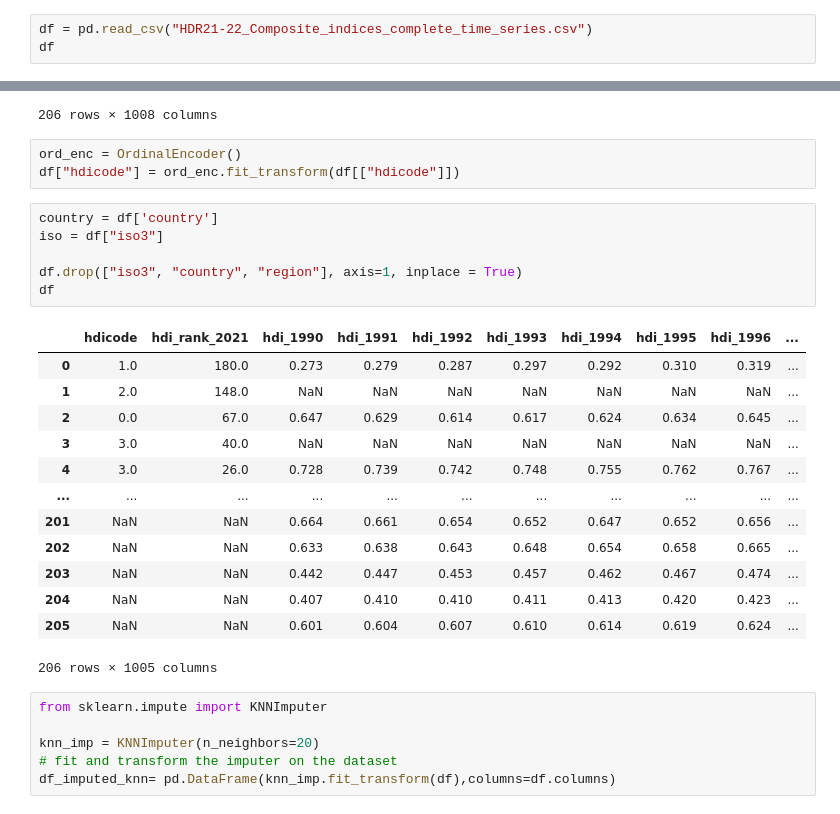
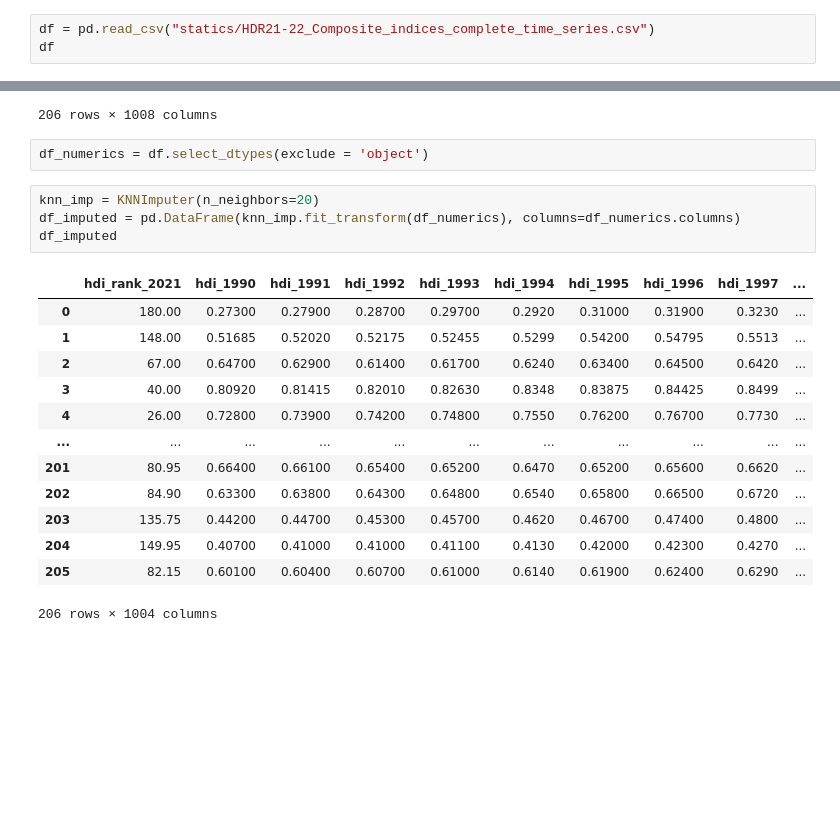
Before and after one commit to gpassoni/datavisualization_project_passonipuiattivairani, a Jupyter notebook: passoni_prova.ipynb, the cells around one changed output, grey strips where cells are left out. Saved outputs shown, nothing was run; the diff lists cells and outputs as text; blank space fills up the shorter version.

```diff
--- a/passoni_prova.ipynb
+++ b/passoni_prova.ipynb
@@ -38,5 +44,5 @@ from sklearn.linear_model import Lasso
 # %%
-df = pd.read_csv("HDR21-22_Composite_indices_complete_time_series.csv")
+df = pd.read_csv("statics/HDR21-22_Composite_indices_complete_time_series.csv")
 df
 # %% [output]
 |  | iso3 | country | hdicode | region | hdi_rank_2021 | hdi_1990 | hdi_1991 | hdi_1992 | hdi_1993 | hdi_1994 | ... |
@@ -52,32 +58,23 @@ df
 | 204 | ZZJ.SSA | Sub-Saharan Africa | NaN | NaN | NaN | 0.407 | 0.410 | 0.410 | 0.411 | 0.413 | ... |
 | 205 | ZZK.WORLD | World | NaN | NaN | NaN | 0.601 | 0.604 | 0.607 | 0.610 | 0.614 | ... |
 206 rows × 1008 columns
-# %%
-ord_enc = OrdinalEncoder()
-df["hdicode"] = ord_enc.fit_transform(df[["hdicode"]])
-# %%
-country = df['country']
-iso = df["iso3"]
-
-df.drop(["iso3", "country", "region"], axis=1, inplace = True)
-df
-# %% [output]
-|  | hdicode | hdi_rank_2021 | hdi_1990 | hdi_1991 | hdi_1992 | hdi_1993 | hdi_1994 | hdi_1995 | hdi_1996 | ... |
-| 0 | 1.0 | 180.0 | 0.273 | 0.279 | 0.287 | 0.297 | 0.292 | 0.310 | 0.319 | ... |
-| 1 | 2.0 | 148.0 | NaN | NaN | NaN | NaN | NaN | NaN | NaN | ... |
-| 2 | 0.0 | 67.0 | 0.647 | 0.629 | 0.614 | 0.617 | 0.624 | 0.634 | 0.645 | ... |
-| 3 | 3.0 | 40.0 | NaN | NaN | NaN | NaN | NaN | NaN | NaN | ... |
-| 4 | 3.0 | 26.0 | 0.728 | 0.739 | 0.742 | 0.748 | 0.755 | 0.762 | 0.767 | ... |
-| ... | ... | ... | ... | ... | ... | ... | ... | ... | ... | ... |
-| 201 | NaN | NaN | 0.664 | 0.661 | 0.654 | 0.652 | 0.647 | 0.652 | 0.656 | ... |
-| 202 | NaN | NaN | 0.633 | 0.638 | 0.643 | 0.648 | 0.654 | 0.658 | 0.665 | ... |
-| 203 | NaN | NaN | 0.442 | 0.447 | 0.453 | 0.457 | 0.462 | 0.467 | 0.474 | ... |
-| 204 | NaN | NaN | 0.407 | 0.410 | 0.410 | 0.411 | 0.413 | 0.420 | 0.423 | ... |
-| 205 | NaN | NaN | 0.601 | 0.604 | 0.607 | 0.610 | 0.614 | 0.619 | 0.624 | ... |
-206 rows × 1005 columns
+# %%
+df_numerics = df.select_dtypes(exclude = 'object')
 # %%
-from sklearn.impute import KNNImputer
-
 knn_imp = KNNImputer(n_neighbors=20)
-# fit and transform the imputer on the dataset
-df_imputed_knn= pd.DataFrame(knn_imp.fit_transform(df),columns=df.columns)
+df_imputed = pd.DataFrame(knn_imp.fit_transform(df_numerics), columns=df_numerics.columns)
+df_imputed
+# %% [output]
+|  | hdi_rank_2021 | hdi_1990 | hdi_1991 | hdi_1992 | hdi_1993 | hdi_1994 | hdi_1995 | hdi_1996 | hdi_1997 | ... |
+| 0 | 180.00 | 0.27300 | 0.27900 | 0.28700 | 0.29700 | 0.2920 | 0.31000 | 0.31900 | 0.3230 | ... |
+| 1 | 148.00 | 0.51685 | 0.52020 | 0.52175 | 0.52455 | 0.5299 | 0.54200 | 0.54795 | 0.5513 | ... |
+| 2 | 67.00 | 0.64700 | 0.62900 | 0.61400 | 0.61700 | 0.6240 | 0.63400 | 0.64500 | 0.6420 | ... |
+| 3 | 40.00 | 0.80920 | 0.81415 | 0.82010 | 0.82630 | 0.8348 | 0.83875 | 0.84425 | 0.8499 | ... |
+| 4 | 26.00 | 0.72800 | 0.73900 | 0.74200 | 0.74800 | 0.7550 | 0.76200 | 0.76700 | 0.7730 | ... |
+| ... | ... | ... | ... | ... | ... | ... | ... | ... | ... | ... |
+| 201 | 80.95 | 0.66400 | 0.66100 | 0.65400 | 0.65200 | 0.6470 | 0.65200 | 0.65600 | 0.6620 | ... |
+| 202 | 84.90 | 0.63300 | 0.63800 | 0.64300 | 0.64800 | 0.6540 | 0.65800 | 0.66500 | 0.6720 | ... |
+| 203 | 135.75 | 0.44200 | 0.44700 | 0.45300 | 0.45700 | 0.4620 | 0.46700 | 0.47400 | 0.4800 | ... |
+| 204 | 149.95 | 0.40700 | 0.41000 | 0.41000 | 0.41100 | 0.4130 | 0.42000 | 0.42300 | 0.4270 | ... |
+| 205 | 82.15 | 0.60100 | 0.60400 | 0.60700 | 0.61000 | 0.6140 | 0.61900 | 0.62400 | 0.6290 | ... |
+206 rows × 1004 columns
```
Also changed, not shown: parts of 15 cells of this notebook.
